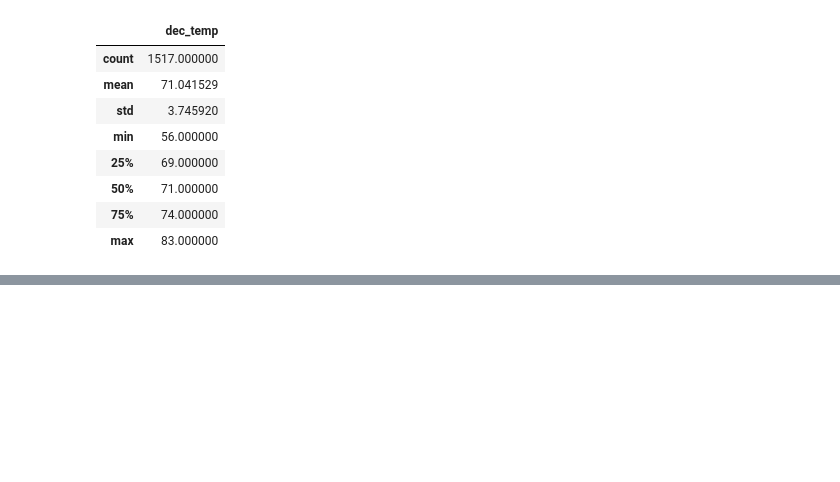
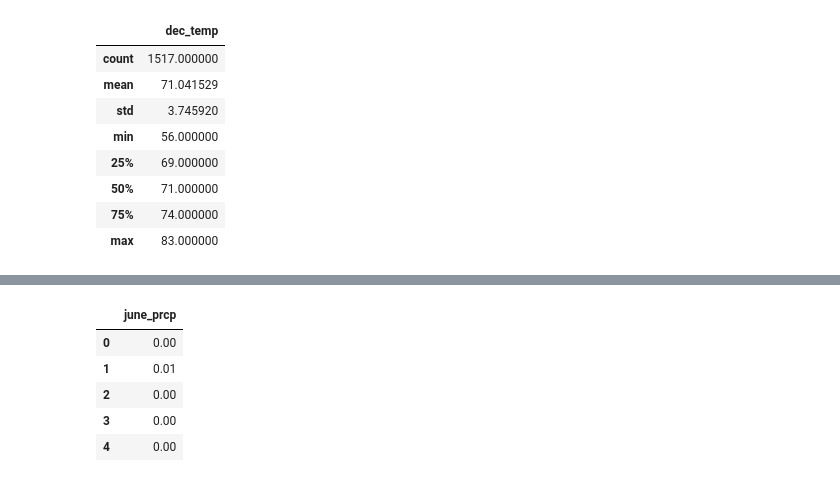
Before and after one commit to RCONN89/surfs_up, a Jupyter notebook: Surfs_Up/SurfsUp_Challenge.ipynb, the cells around one changed output, grey strips where cells are left out. Cells and saved outputs as stored; diff of their text form; code cells hidden in the pictures; blank space fills up the shorter version.

```diff
--- a/Surfs_Up/SurfsUp_Challenge.ipynb
+++ b/Surfs_Up/SurfsUp_Challenge.ipynb
@@ -128,0 +193,10 @@ dec_temp_df.describe()
+# %%
+june_prcp_df = pd.DataFrame(june_prcp,columns=['june_prcp'])
+june_prcp_df.head()
+# %% [output]
+|  | june_prcp |
+| 0 | 0.00 |
+| 1 | 0.01 |
+| 2 | 0.00 |
+| 3 | 0.00 |
+| 4 | 0.00 |
```
Also changed, not shown: parts of 7 cells of this notebook.
